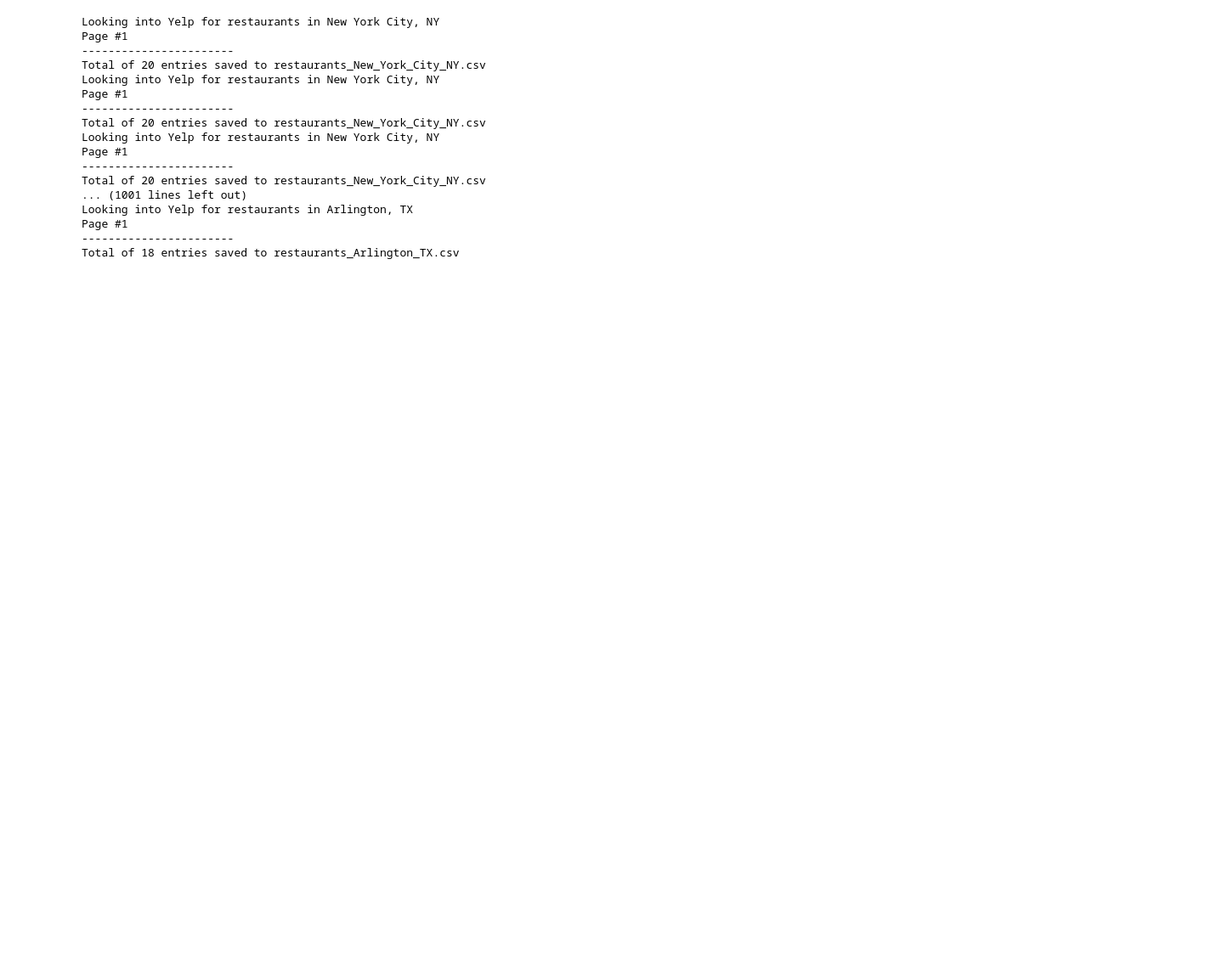
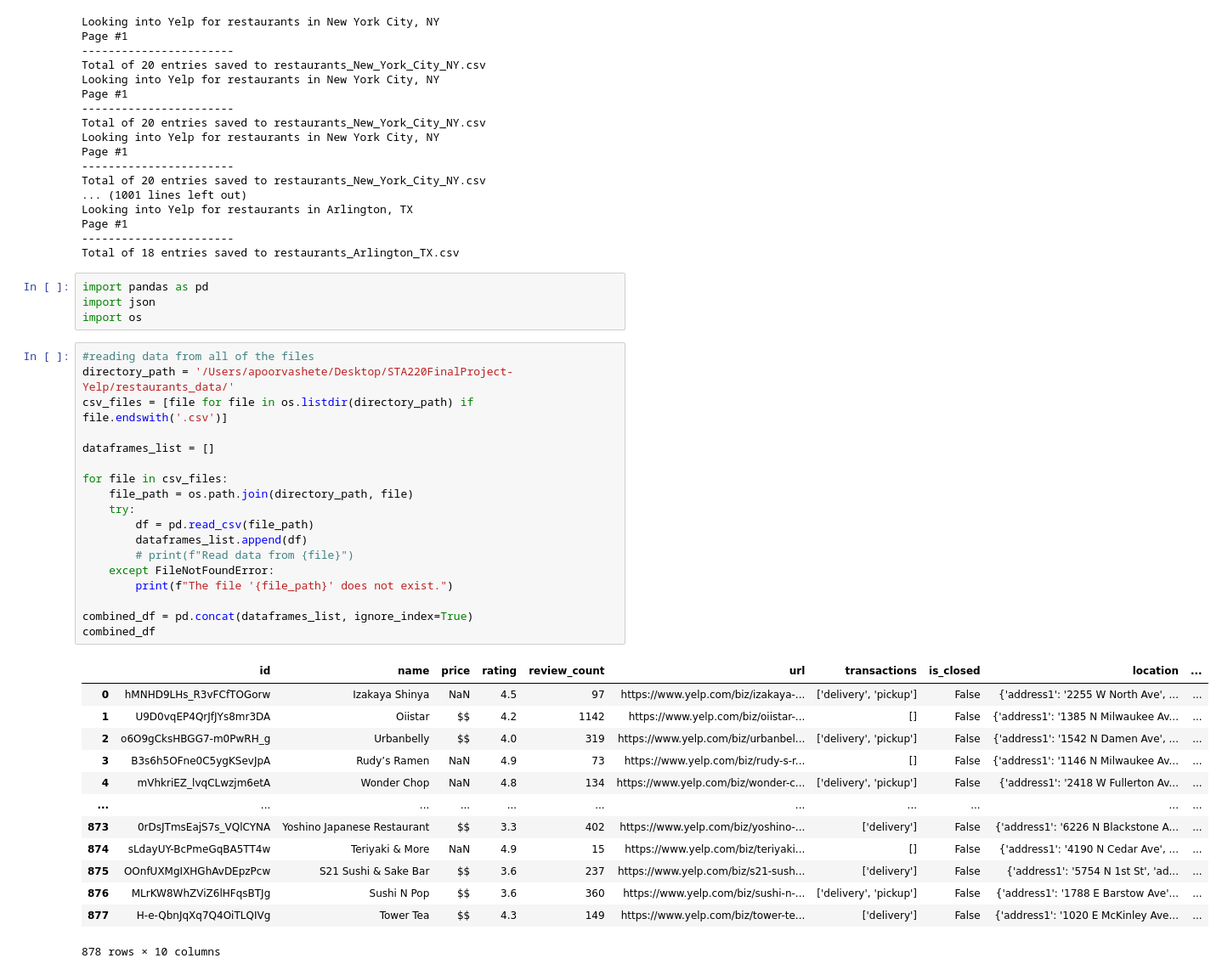
Before and after one commit to Sofiya2000/STA220FinalProject-Yelp, a Jupyter notebook: Categories.ipynb, the cells around one changed output. Shown: that part at 85% size. Cells and saved outputs as stored; diff of their text form; blank space fills up the shorter version.

Commit message:
added more data

```diff
--- a/Categories.ipynb
+++ b/Categories.ipynb
@@ -250,3 +167,39 @@ Looking into Yelp for restaurants in Arlington, TX
 Page #1
 -----------------------
 Total of 18 entries saved to restaurants_Arlington_TX.csv
+# %%
+import pandas as pd
+import json
+import os
+# %%
+#reading data from all of the files
+directory_path = '/Users/apoorvashete/Desktop/STA220FinalProject-Yelp/restaurants_data/'
+csv_files = [file for file in os.listdir(directory_path) if file.endswith('.csv')]
+
+dataframes_list = []
+
+for file in csv_files:
+    file_path = os.path.join(directory_path, file)
+    try:
+        df = pd.read_csv(file_path)
+        dataframes_list.append(df)
+        # print(f"Read data from {file}")
+    except FileNotFoundError:
+        print(f"The file '{file_path}' does not exist.")
+
+combined_df = pd.concat(dataframes_list, ignore_index=True)
+combined_df
+# %% [output]
+|  | id | name | price | rating | review_count | url | transactions | is_closed | location | ... |
+| 0 | hMNHD9LHs_R3vFCfTOGorw | Izakaya Shinya | NaN | 4.5 | 97 | https://www.yelp.com/biz/izakaya-... | ['delivery', 'pickup'] | False | {'address1': '2255 W North Ave', ... | ... |
+| 1 | U9D0vqEP4QrJfJYs8mr3DA | Oiistar | $$ | 4.2 | 1142 | https://www.yelp.com/biz/oiistar-... | [] | False | {'address1': '1385 N Milwaukee Av... | ... |
+| 2 | o6O9gCksHBGG7-m0PwRH_g | Urbanbelly | $$ | 4.0 | 319 | https://www.yelp.com/biz/urbanbel... | ['delivery', 'pickup'] | False | {'address1': '1542 N Damen Ave', ... | ... |
+| 3 | B3s6h5OFne0C5ygKSevJpA | Rudy’s Ramen | NaN | 4.9 | 73 | https://www.yelp.com/biz/rudy-s-r... | [] | False | {'address1': '1146 N Milwaukee Av... | ... |
+| 4 | mVhkriEZ_lvqCLwzjm6etA | Wonder Chop | NaN | 4.8 | 134 | https://www.yelp.com/biz/wonder-c... | ['delivery', 'pickup'] | False | {'address1': '2418 W Fullerton Av... | ... |
+| ... | ... | ... | ... | ... | ... | ... | ... | ... | ... | ... |
+| 873 | 0rDsJTmsEajS7s_VQlCYNA | Yoshino Japanese Restaurant | $$ | 3.3 | 402 | https://www.yelp.com/biz/yoshino-... | ['delivery'] | False | {'address1': '6226 N Blackstone A... | ... |
+| 874 | sLdayUY-BcPmeGqBA5TT4w | Teriyaki & More | NaN | 4.9 | 15 | https://www.yelp.com/biz/teriyaki... | [] | False | {'address1': '4190 N Cedar Ave', ... | ... |
+| 875 | OOnfUXMgIXHGhAvDEpzPcw | S21 Sushi & Sake Bar | $$ | 3.6 | 237 | https://www.yelp.com/biz/s21-sush... | ['delivery'] | False | {'address1': '5754 N 1st St', 'ad... | ... |
+| 876 | MLrKW8WhZViZ6lHFqsBTJg | Sushi N Pop | $$ | 3.6 | 360 | https://www.yelp.com/biz/sushi-n-... | ['delivery', 'pickup'] | False | {'address1': '1788 E Barstow Ave'... | ... |
+| 877 | H-e-QbnJqXq7Q4OiTLQIVg | Tower Tea | $$ | 4.3 | 149 | https://www.yelp.com/biz/tower-te... | ['delivery'] | False | {'address1': '1020 E McKinley Ave... | ... |
+878 rows × 10 columns
```
Also changed, not shown: parts of 15 cells of this notebook, 4 other files.
